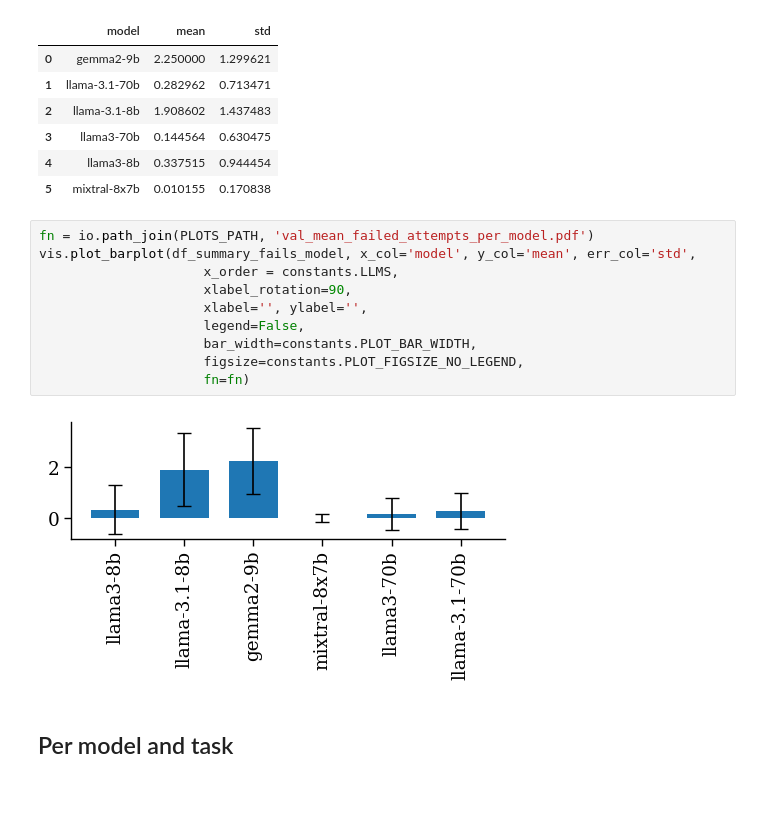
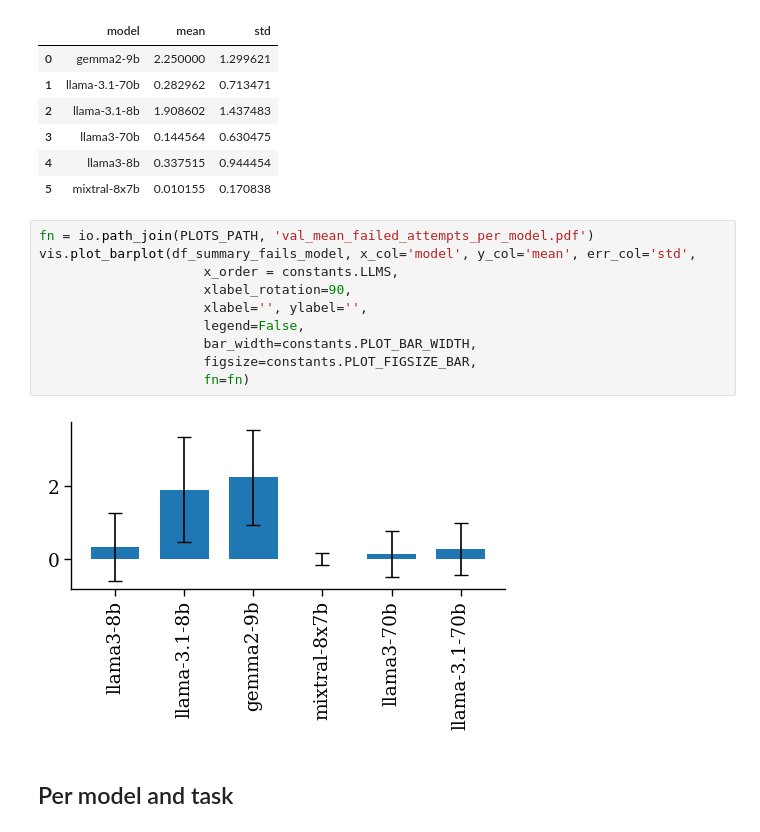
Before and after one commit to CSHVienna/LLMScholarBench, a Jupyter notebook: Auditor/notebooks/1_basic_stats.ipynb, the cells around one changed output. Saved outputs shown, nothing was run; the diff lists cells and outputs as text; blank space fills up the shorter version.

```diff
--- a/Auditor/notebooks/1_basic_stats.ipynb
+++ b/Auditor/notebooks/1_basic_stats.ipynb
@@ -120,15 +120,15 @@ df_summary_fails_model
 # %%
 fn = io.path_join(PLOTS_PATH, 'val_mean_failed_attempts_per_model.pdf')
 vis.plot_barplot(df_summary_fails_model, x_col='model', y_col='mean', err_col='std',
                      x_order = constants.LLMS,
                      xlabel_rotation=90,
                      xlabel='', ylabel='',
                      legend=False,
                      bar_width=constants.PLOT_BAR_WIDTH,
-                     figsize=constants.PLOT_FIGSIZE_NO_LEGEND,
+                     figsize=constants.PLOT_FIGSIZE_BAR,
                      fn=fn)
 # %% [output]
-[figure, old version]
+[figure, new version]
 # %% [markdown]
 ## Per model and task
 # %%
```
Also changed, not shown: parts of 2 cells of this notebook, 14 other files.
